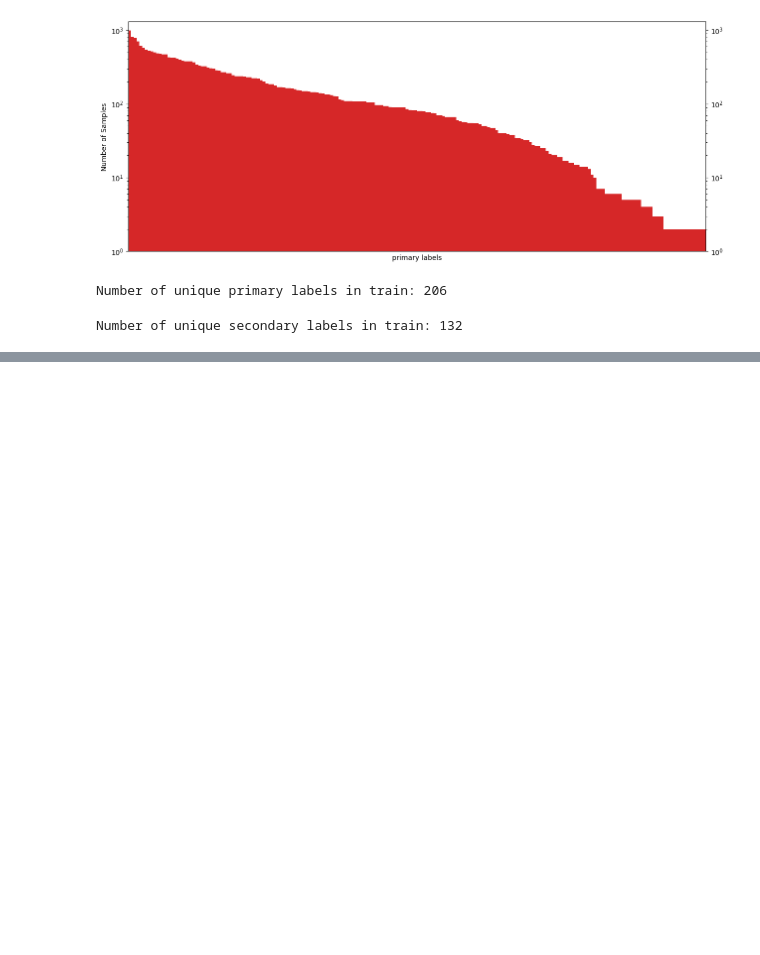
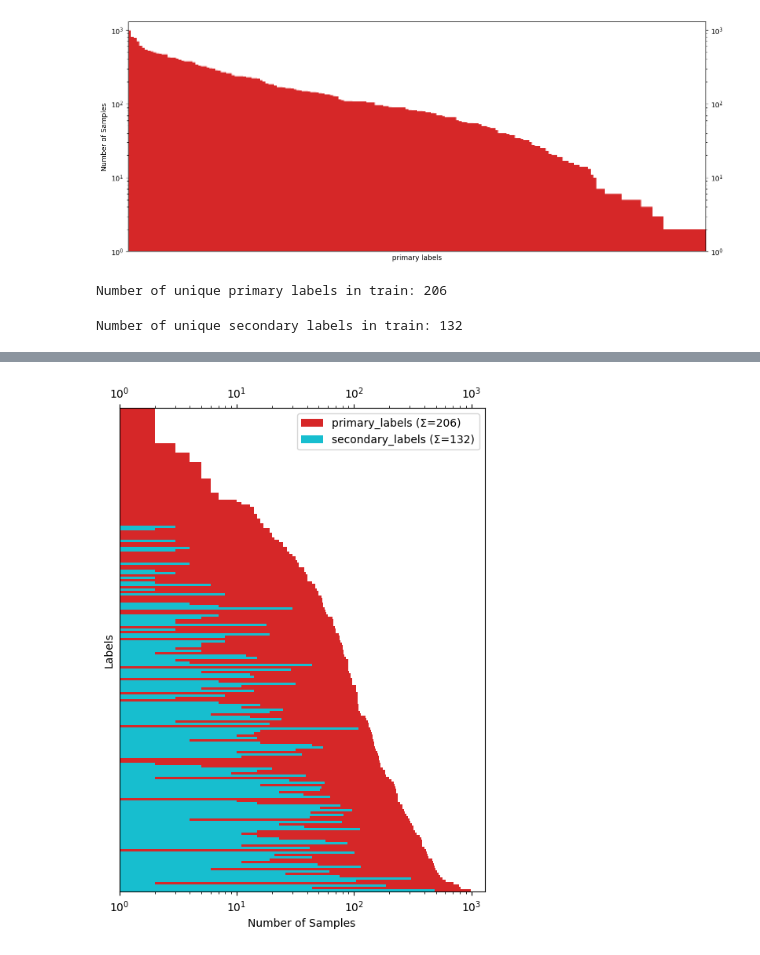
Before and after one commit to KohlensaeureJunk/Kaggle-BirdCLEF-2025, a Jupyter notebook: scarcity_plot.ipynb, the cells around one changed output, grey strips where cells are left out. Drawn from its saved outputs; the diff is of its cells as text; code cells hidden in the pictures; blank space fills up the shorter version.

```diff
--- a/scarcity_plot.ipynb
+++ b/scarcity_plot.ipynb
@@ -129,0 +130,16 @@ plt.savefig("scarcity_plot.svg", dpi=600)
+# %%
+matplotlib.rcParams['figure.dpi'] = 100
+plt.figure(figsize=(6, 8))  # Swapped dimensions for horizontal orientation
+plt.barh(range(len(primary_labels_grouped)), merged_label_counts["primary_label"], height=1, color="tab:red", label=f"primary_labels (Σ={len(primary_labels_grouped)})")
+plt.barh(range(len(primary_labels_grouped)), merged_label_counts["secondary_labels"], height=1, color="tab:cyan", label=f"secondary_labels (Σ={len(secondary_labels_grouped)})")
+plt.ylim(-0.5, len(counts)-0.5)  # Changed from xlim to ylim
+plt.xscale("log")  # Changed from yscale to xscale
+plt.yticks([])  # Changed from xticks to yticks
+plt.ylabel("Labels")  # Swapped labels
+plt.xlabel("Number of Samples")
+plt.xlim(1,10e2+300)  # Changed from ylim to xlim
+plt.tick_params(labeltop=True, labelright=False, which="both", top=True)  # Adjusted tick parameters
+plt.legend(loc="upper right")
+plt.savefig("scarcity_plot_horizontal.png", dpi=300)
+# %% [output]
+[figure, added]
```
Also changed, not shown: parts of 4 cells of this notebook, 2 other files.
